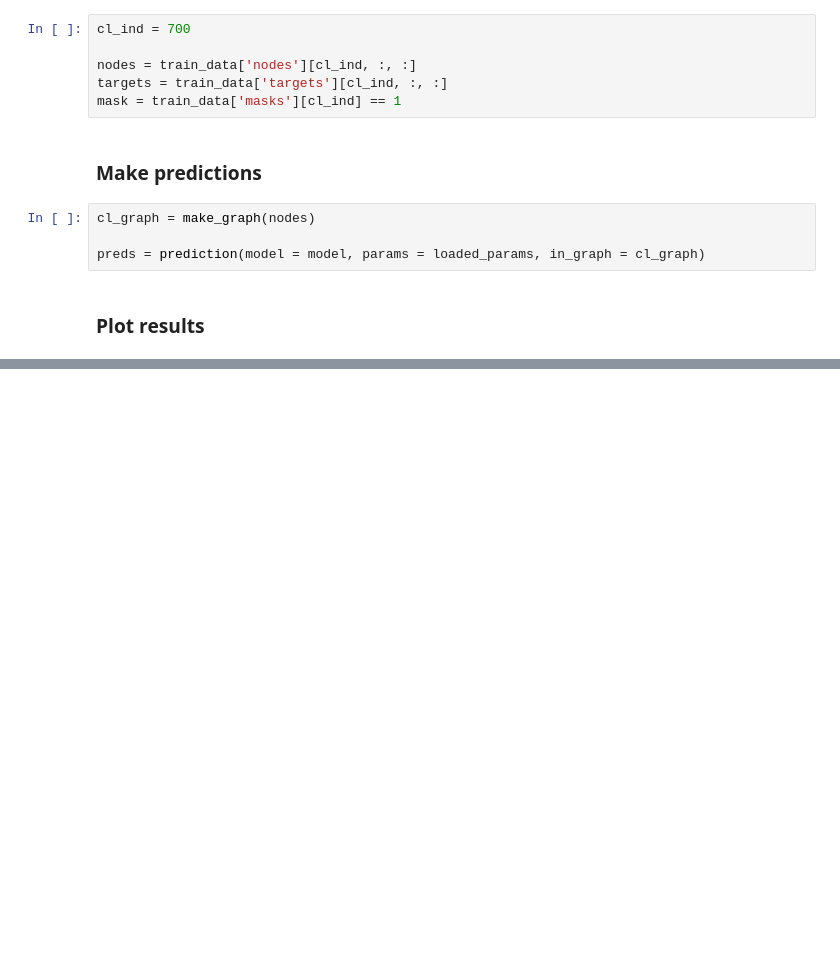
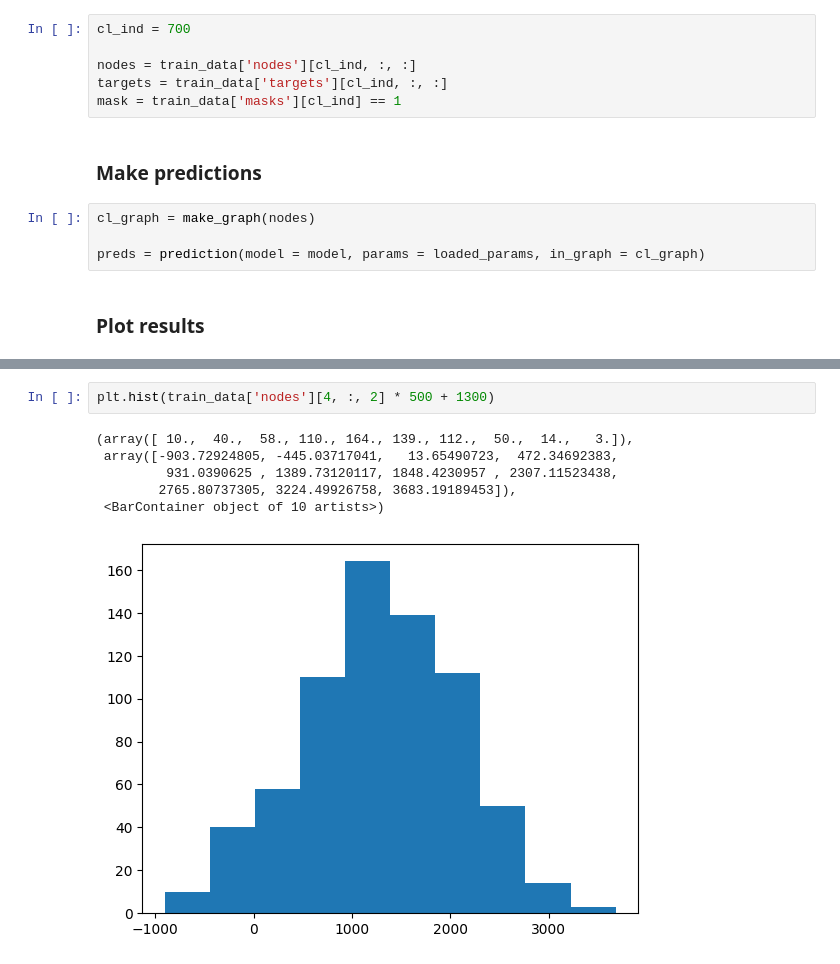
Before and after one commit to erichabjan/TNG_cluster_dynamics, a Jupyter notebook: GNN/gnn_model_test.ipynb, the cells around one changed output, grey strips where cells are left out. Saved outputs shown, nothing was run; the diff lists cells and outputs as text; blank space fills up the shorter version.

```diff
--- a/GNN/gnn_model_test.ipynb
+++ b/GNN/gnn_model_test.ipynb
@@ -272,0 +369,9 @@ axs[1].set_ylim(np.min(lims)*0.9, np.max(lims)*1.1)
+# %%
+plt.hist(train_data['nodes'][4, :, 2] * 500 + 1300)
+# %% [output]
+(array([ 10.,  40.,  58., 110., 164., 139., 112.,  50.,  14.,   3.]),
+ array([-903.72924805, -445.03717041,   13.65490723,  472.34692383,
+         931.0390625 , 1389.73120117, 1848.4230957 , 2307.11523438,
+        2765.80737305, 3224.49926758, 3683.19189453]),
+ <BarContainer object of 10 artists>)
+[figure, added]
```
Also changed, not shown: parts of 11 cells of this notebook, 9 other files.
